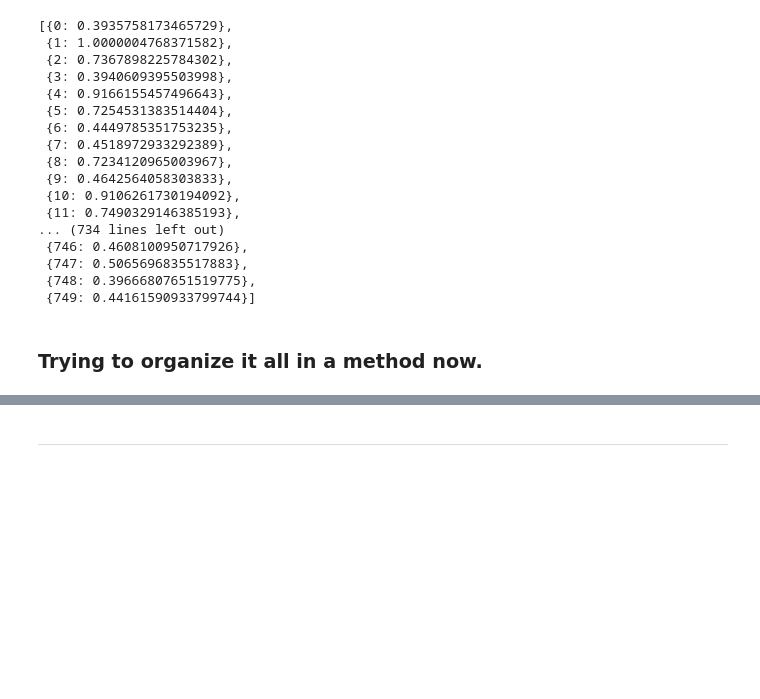
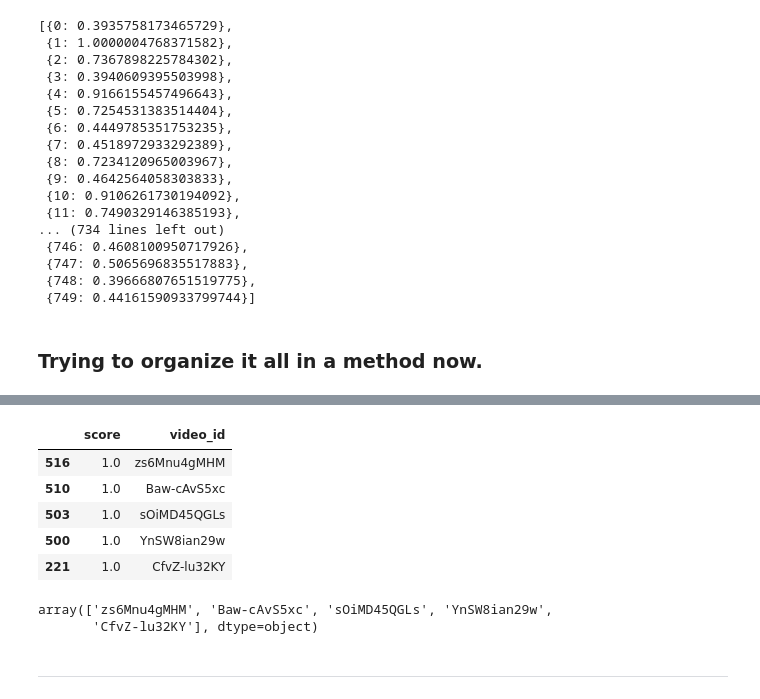
Before and after one commit to jelloh/group-music-recommender, a Jupyter notebook: notebooks and scratchpaper/Recommender Scratch Paper.ipynb, the cells around one changed output, grey strips where cells are left out. Saved outputs shown, nothing was run; the diff lists cells and outputs as text; code cells hidden in the pictures; blank space fills up the shorter version.

```diff
--- a/notebooks and scratchpaper/Recommender Scratch Paper.ipynb
+++ b/notebooks and scratchpaper/Recommender Scratch Paper.ipynb
@@ -253,3 +299,5 @@ Max Score at 4: 0.44161590933799744
+# %%
+scores = [list(c).index(max(c) for c in cosine_scores]
 # %%
 cosine_scores.shape
 # %% [output]
@@ -256,0 +325,3 @@ torch.Size([750, 15])
+# %%
+r = [row.rating for row in ratings.itertuples()]
+r
@@ -282,4 +421,6 @@ temp
 # %%
+CHANCE = 0.5 # chance for recommending songs someone has already heard and liked
+
 def rating_by_id(ratings, vid):
     return [d['rating'] for d in ratings if d['_id'] == vid][0]
 
@@ -294,10 +435,12 @@ def strat_cos_sim_description_only(K): # REMINDER: put self back
     # self.searched_ids()
 
     # Step 1 - Get the data of searched videos
+    print("1. Getting the data")
     df = scraper.get_video_data(ids)
 
     # Step 2 - Get data of user's liked videos
     # Get the url for the api call
+    print("2. Get liked video data")
     url = f"http://localhost/ratings/get_ratings/{user_id}"
     # Make the api call
     r = requests.get(url)
@@ -307,6 +450,7 @@ def strat_cos_sim_description_only(K): # REMINDER: put self back
     u_df = pd.merge(u_df, ratings, left_on='video_id', right_on='_id') # merge data and ratings
 
     # Step 3 - Sentence Transformers!
+    print("3. Sentence transformers!")
     model = SentenceTransformer('paraphrase-distilroberta-base-v1') # get the model
 
     # Get descriptions of each
@@ -318,4 +462,17 @@ def strat_cos_sim_description_only(K): # REMINDER: put self back
     liked_embeds = model.encode(liked_descriptions, convert_to_tensor=True)
 
     # Step 4 - Cosine Similarity
-    cosine_scores = util.pytorch_cos_sim(searched_embeds, liked_embeds)
+    print("4. Calculating cosine similarity")
+    cosine_scores = util.pytorch_cos_sim(searched_embeds, liked_embeds).numpy()
+
+    scores = pd.DataFrame()
+    r = [row.rating for row in ratings.itertuples()]
+    for i in range(0, len(cosine_scores)):
+        index = list(cosine_scores[i]).index(max(cosine_scores[i]))
+        scores = scores.append({'score':max(cosine_scores[i]) * r[index],
+                       'video_id':df.iloc[i]['video_id']},
+                      ignore_index=True)
+
+    #print(scores.head())
+
+    return scores.nlargest(K, ['score'])
@@ -343,0 +485,2 @@ df = scraper.get_video_data(ids)
+# %%
+poop = strat_cos_sim_description_only(5)
@@ -344,3 +498,17 @@ df = scraper.get_video_data(ids)
+# %%
+poop
+# %% [output]
+|  | score | video_id |
+| 516 | 1.0 | zs6Mnu4gMHM |
+| 510 | 1.0 | Baw-cAvS5xc |
+| 503 | 1.0 | sOiMD45QGLs |
+| 500 | 1.0 | YnSW8ian29w |
+| 221 | 1.0 | CfvZ-lu32KY |
+# %%
+poop['video_id'].unique()
+# %% [output]
+array(['zs6Mnu4gMHM', 'Baw-cAvS5xc', 'sOiMD45QGLs', 'YnSW8ian29w',
+       'CfvZ-lu32KY'], dtype=object)
 # %% [markdown]
 <hr>
 # %% [markdown]
```
Also changed, not shown: parts of 35 cells of this notebook.
